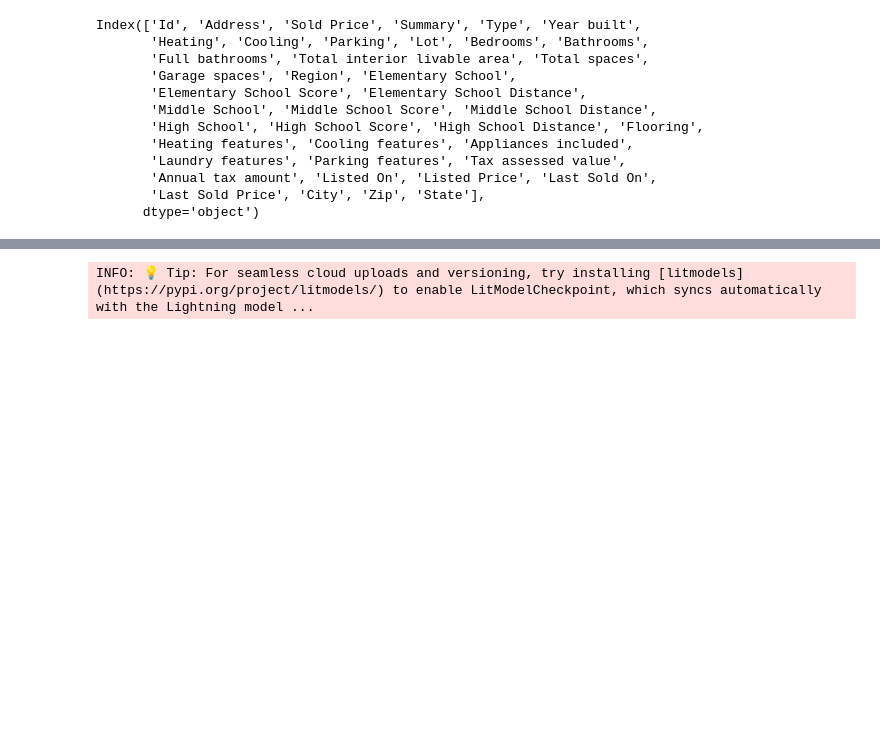
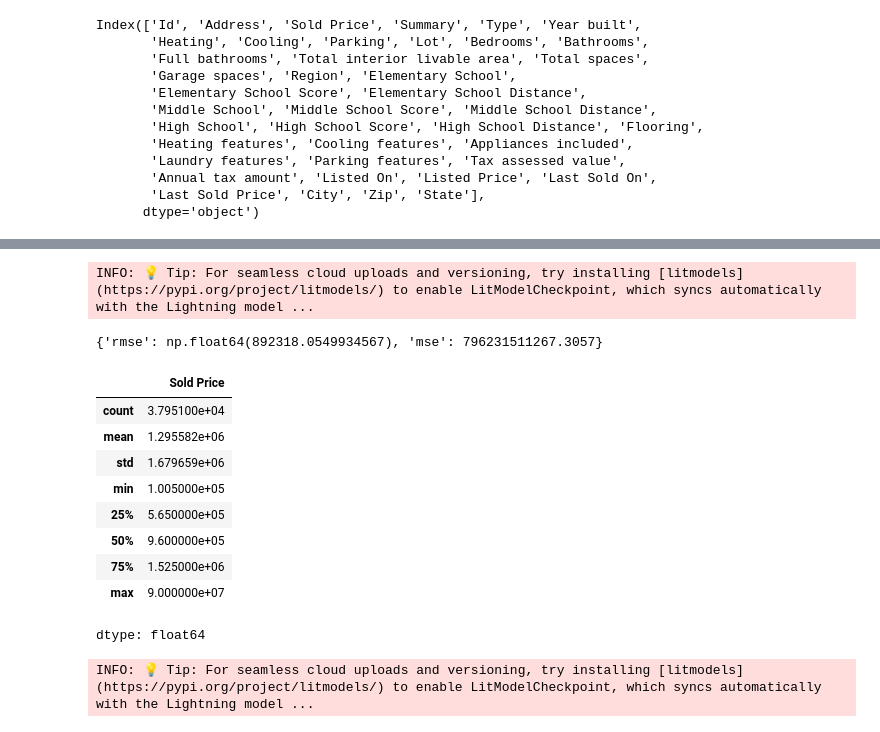
Before and after one commit to ykalathiya-2/AutoGluon, a Jupyter notebook: california housing price/california_housing_price.ipynb, the cells around one changed output, grey strips where cells are left out. Cells and saved outputs as stored; diff of their text form; code cells hidden in the pictures; blank space fills up the shorter version.

```diff
--- a/california housing price/california_housing_price.ipynb
+++ b/california housing price/california_housing_price.ipynb
@@ -90,3 +123,22 @@ INFO: Epoch 5, global step 1935: 'val_rmse' reached 0.21133 (best 0.19428), savi
+# %%
+scores = predictor.evaluate(test_df, metrics=["rmse", "mse"])
+print(scores)
+# %% [output]
+INFO: 💡 Tip: For seamless cloud uploads and versioning, try installing [litmodels](https://pypi.org/project/litmodels/) to enable LitModelCheckpoint, which syncs automatically with the Lightning model ...
+{'rmse': np.float64(892318.0549934567), 'mse': 796231511267.3057}
+# %%
+train_df['Sold Price'].describe()
+# %% [output]
+|  | Sold Price |
+| count | 3.795100e+04 |
+| mean | 1.295582e+06 |
+| std | 1.679659e+06 |
+| min | 1.005000e+05 |
+| 25% | 5.650000e+05 |
+| 50% | 9.600000e+05 |
+| 75% | 1.525000e+06 |
+| max | 9.000000e+07 |
+dtype: float64
 # %%
 y_pred = predictor.predict(test_df)
 # %% [output]
```
Also changed, not shown: parts of 11 cells of this notebook.
